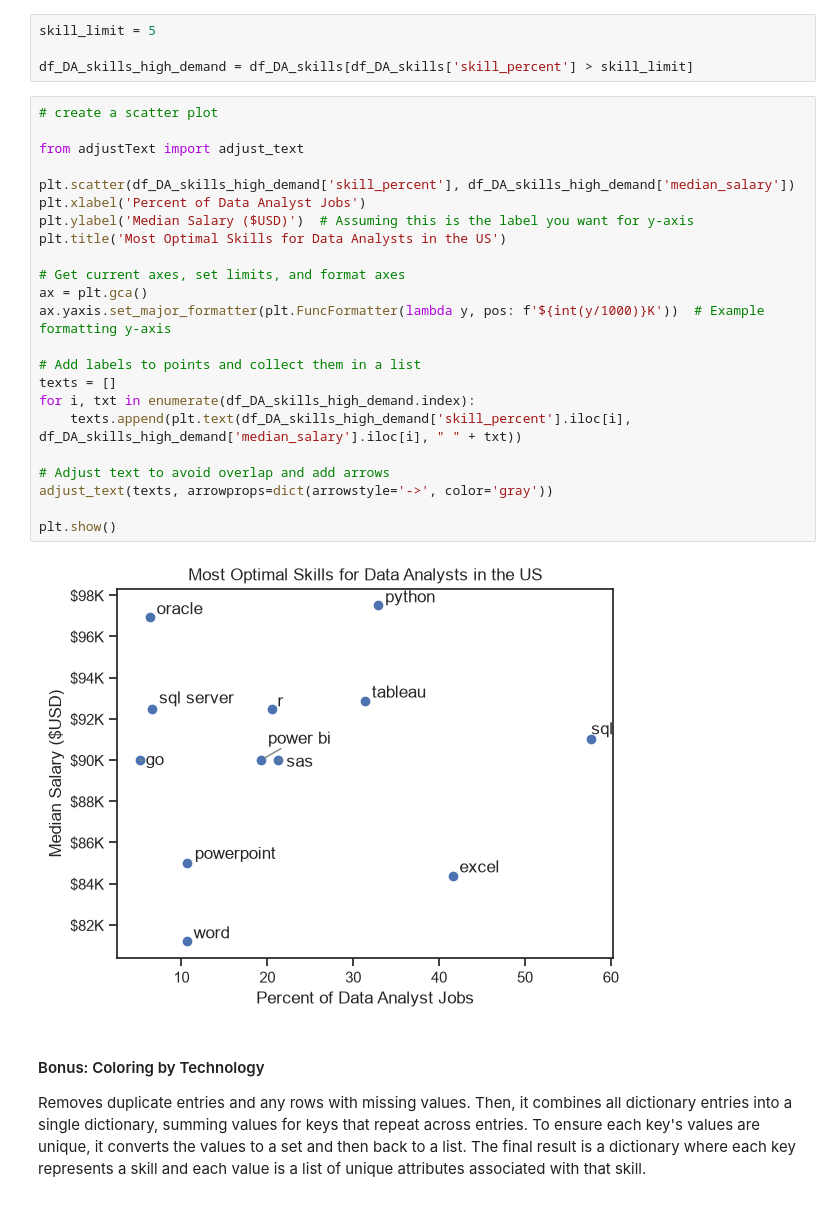
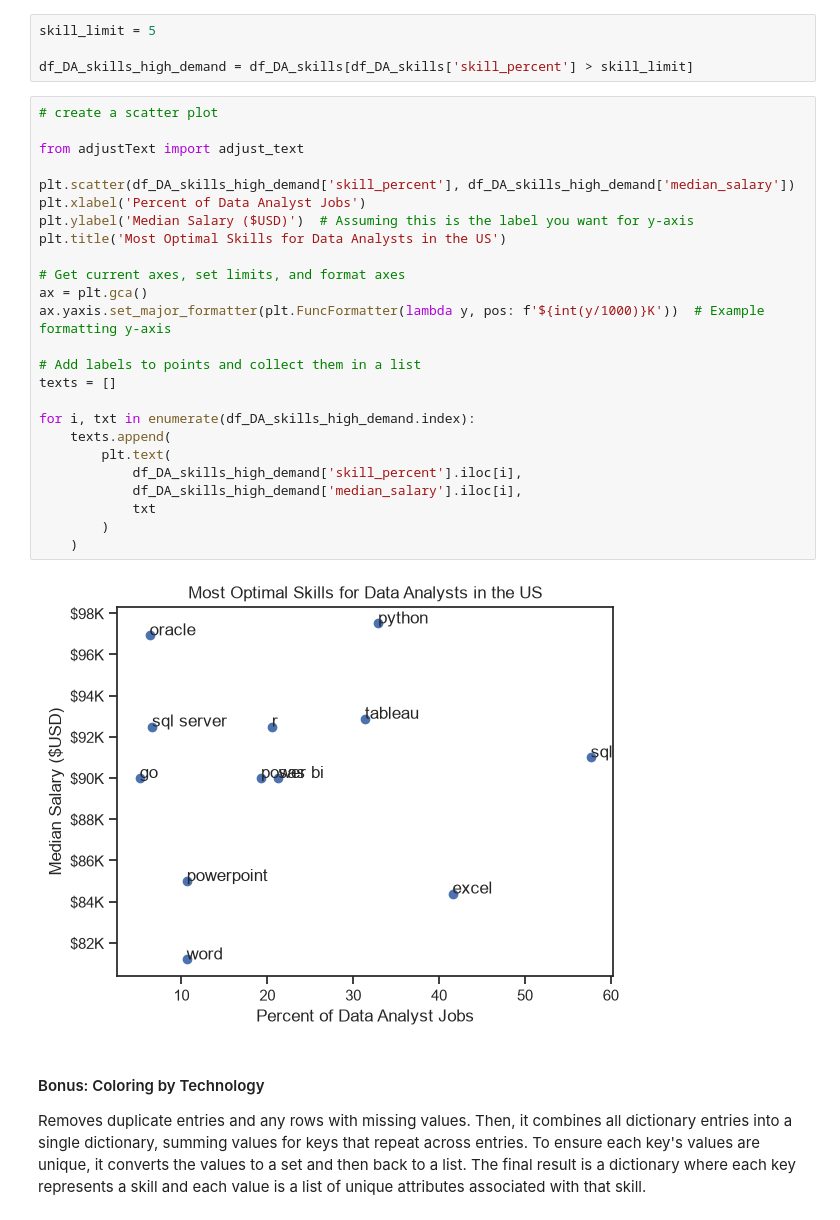
Before and after one commit to GauthamMA/python-data-job-market-analysis, a Jupyter notebook: 4_optimal_skills.ipynb, the cells around one changed output. Cells and saved outputs as stored; diff of their text form.

```diff
--- a/4_optimal_skills.ipynb
+++ b/4_optimal_skills.ipynb
@@ -83,28 +83,30 @@ df_DA_skills_high_demand = df_DA_skills[df_DA_skills['skill_percent'] > skill_li
 # %%
 # create a scatter plot
 
 from adjustText import adjust_text
 
 plt.scatter(df_DA_skills_high_demand['skill_percent'], df_DA_skills_high_demand['median_salary'])
 plt.xlabel('Percent of Data Analyst Jobs')
 plt.ylabel('Median Salary ($USD)')  # Assuming this is the label you want for y-axis
 plt.title('Most Optimal Skills for Data Analysts in the US')
 
 # Get current axes, set limits, and format axes
 ax = plt.gca()
 ax.yaxis.set_major_formatter(plt.FuncFormatter(lambda y, pos: f'${int(y/1000)}K'))  # Example formatting y-axis
 
 # Add labels to points and collect them in a list
 texts = []
+
 for i, txt in enumerate(df_DA_skills_high_demand.index):
-    texts.append(plt.text(df_DA_skills_high_demand['skill_percent'].iloc[i], df_DA_skills_high_demand['median_salary'].iloc[i], " " + txt))
-
-# Adjust text to avoid overlap and add arrows
-adjust_text(texts, arrowprops=dict(arrowstyle='->', color='gray'))
-
-plt.show()
+    texts.append(
+        plt.text(
+            df_DA_skills_high_demand['skill_percent'].iloc[i],
+            df_DA_skills_high_demand['median_salary'].iloc[i],
+            txt
+        )
+    )
 # %% [output]
-[figure, old version]
+[figure, new version]
 # %% [markdown]
 #### Bonus: Coloring by Technology
 
```
Also changed, not shown: 1 other file.
